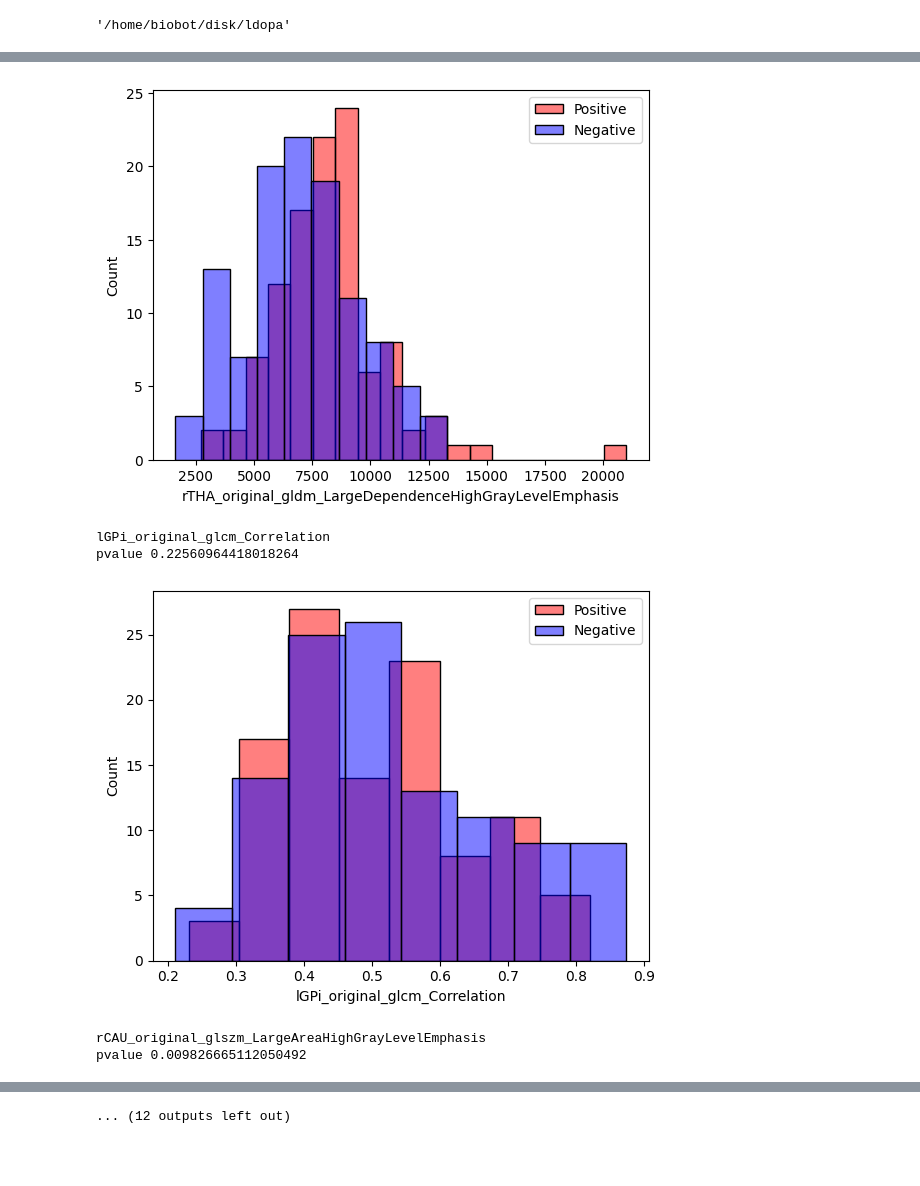
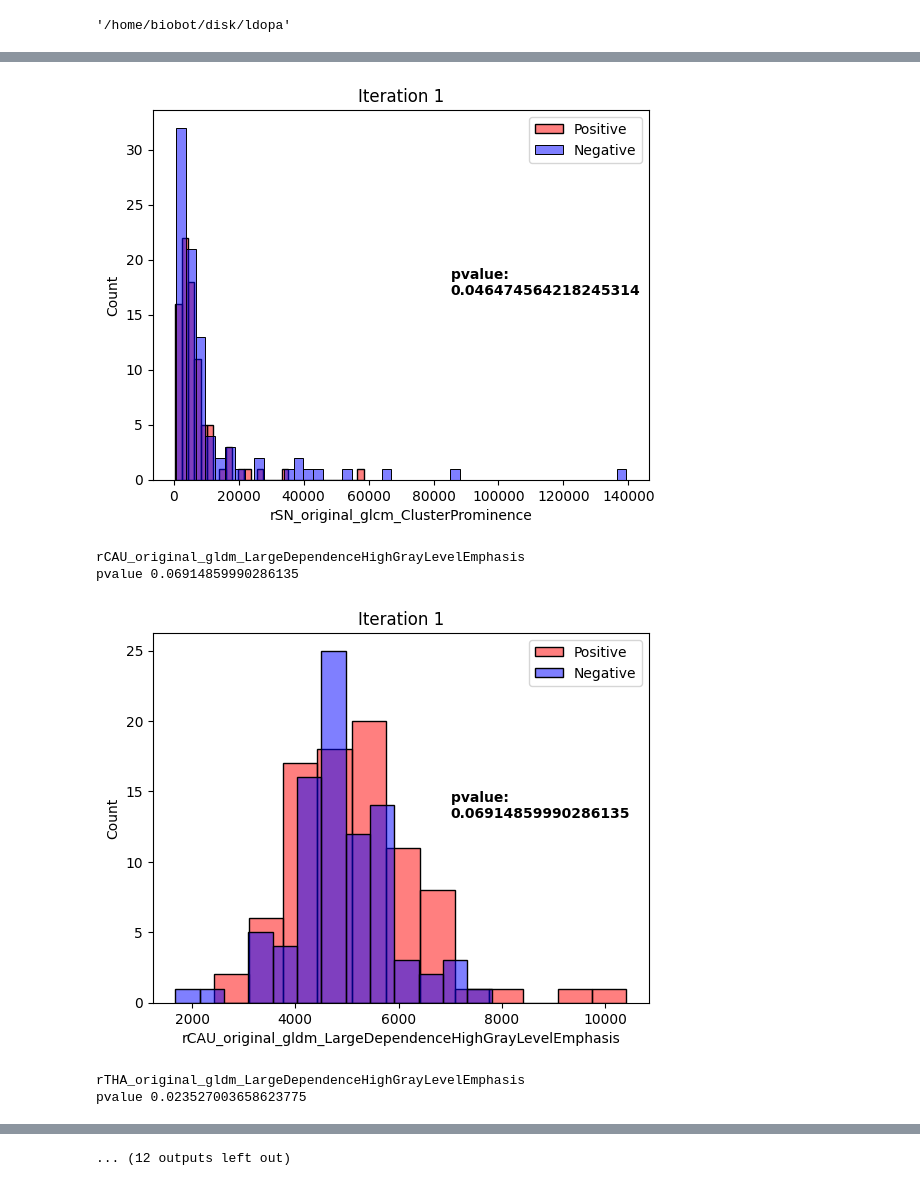
Before and after one commit to b1060t/LdopaPrediction, a Jupyter notebook: code/validate.ipynb, the cells around one changed output, grey strips where cells are left out. Cells and saved outputs as stored; diff of their text form; code cells hidden in the pictures; blank space fills up the shorter version.

Commit message:
multiple iterations
Signed-off-by: biobot <biobot94@gmail.com>

```diff
--- a/code/validate.ipynb
+++ b/code/validate.ipynb
@@ -25,17 +26,18 @@ bck_radiomics = bck_radiomics.loc[used_inds].reset_index(drop=True)
 data = data.loc[used_inds].reset_index(drop=True)
 # %%
 cols = [
+    'rSN_original_glcm_ClusterProminence',
+    'rCAU_original_gldm_LargeDependenceHighGrayLevelEmphasis',
     'rTHA_original_gldm_LargeDependenceHighGrayLevelEmphasis',
-    'lGPi_original_glcm_Correlation',
-    'rCAU_original_glszm_LargeAreaHighGrayLevelEmphasis',
-    'rCAU_original_glcm_Idn'
+    'rTHA_original_glszm_LargeAreaHighGrayLevelEmphasis'
     ]
 for col in cols:
     print(col)
-    print('Corr', nxt_radiomics[col].corr(pre_radiomics[col]))
-    sns.histplot(nxt_radiomics[col], color='red', alpha=0.5)
-    sns.histplot(pre_radiomics[col], color='blue', alpha=0.5)
-    sns.histplot(bck_radiomics[col], color='green', alpha=0.5)
+    print('Corr', iter2_radiomics[col].corr(iter1_radiomics[col]))
+    sns.histplot(fmriprep_radiomics[col], color='red', alpha=0.5)
+    sns.histplot(iter1_radiomics[col], color='blue', alpha=0.5)
+    sns.histplot(iter2_radiomics[col], color='green', alpha=0.5)
+    plt.annotate('Correlation: \n' + str(iter2_radiomics[col].corr(iter1_radiomics[col])), xy=(0.5, 0.5), xycoords='axes fraction', xytext=(0.6, 0.5), textcoords='axes fraction', size='medium', color='black', weight='semibold')
     plt.legend(['fMRIPrep', 'in-house iter 1', 'in-house iter 2'])
     plt.show()
 # %% [output]
@@ -54,30 +56,43 @@ Corr 0.014445097338012825
 # %%
-pre_pos = pre_radiomics.loc[data['CAT'] == 1]
-pre_neg = pre_radiomics.loc[data['CAT'] == 0]
-nxt_pos = nxt_radiomics.loc[data['CAT'] == 1]
-nxt_neg = nxt_radiomics.loc[data['CAT'] == 0]
-bck_pos = bck_radiomics.loc[data['CAT'] == 1]
-bck_neg = bck_radiomics.loc[data['CAT'] == 0]
+iter1_pos = iter1_radiomics.loc[data['CAT'] == 1]
+iter1_neg = iter1_radiomics.loc[data['CAT'] == 0]
+fmriprep_pos = fmriprep_radiomics.loc[data['CAT'] == 1]
+fmriprep_neg = fmriprep_radiomics.loc[data['CAT'] == 0]
+iter2_pos = iter2_radiomics.loc[data['CAT'] == 1]
+iter2_neg = iter2_radiomics.loc[data['CAT'] == 0]
 from scipy import stats
 for col in cols:
     print(col)
-    print('pvalue', stats.ttest_ind(pre_pos[col], pre_neg[col])[1])
-    sns.histplot(pre_pos[col], color='red', alpha=0.5)
-    sns.histplot(pre_neg[col], color='blue', alpha=0.5)
+    print('pvalue', stats.ttest_ind(iter1_pos[col], iter1_neg[col])[1])
+    sns.histplot(iter1_pos[col], color='red', alpha=0.5)
+    sns.histplot(iter1_neg[col], color='blue', alpha=0.5)
+    plt.annotate('pvalue: \n' + str(stats.ttest_ind(iter1_pos[col], iter1_neg[col])[1]), xy=(0.5, 0.5), xycoords='axes fraction', xytext=(0.6, 0.5), textcoords='axes fraction', size='medium', color='black', weight='semibold')
     plt.legend(['Positive', 'Negative'])
+    plt.title('Iteration 1')
+    plt.show()
+#for col in cols:
+    #print(col)
+    #print('pvalue', stats.ttest_ind(fmripreppos[col], fmriprepneg[col])[1])
+    #sns.histplot(fmripreppos[col], color='red', alpha=0.5)
+    #sns.histplot(fmriprepneg[col], color='blue', alpha=0.5)
+    #plt.legend(['Positive', 'Negative'])
+    #plt.show()
+for col in cols:
+    print(col)
+    print('pvalue', stats.ttest_ind(iter2_pos[col], iter2_neg[col])[1])
+    sns.histplot(iter2_pos[col], color='red', alpha=0.5)
+    sns.histplot(iter2_neg[col], color='blue', alpha=0.5)
+    plt.annotate('pvalue: \n' + str(stats.ttest_ind(iter2_pos[col], iter2_neg[col])[1]), xy=(0.5, 0.5), xycoords='axes fraction', xytext=(0.6, 0.5), textcoords='axes fraction', size='medium', color='black', weight='semibold')
+    plt.legend(['Positive', 'Negative'])
+    plt.title('Iteration 2')
     plt.show()
 for col in cols:
     print(col)
-    print('pvalue', stats.ttest_ind(nxt_pos[col], nxt_neg[col])[1])
-    sns.histplot(nxt_pos[col], color='red', alpha=0.5)
-    sns.histplot(nxt_neg[col], color='blue', alpha=0.5)
+    print('pvalue', stats.ttest_ind(fmriprep_pos[col], fmriprep_neg[col])[1])
+    sns.histplot(fmriprep_pos[col], color='red', alpha=0.5)
+    sns.histplot(fmriprep_neg[col], color='blue', alpha=0.5)
+    plt.annotate('pvalue: \n' + str(stats.ttest_ind(fmriprep_pos[col], fmriprep_neg[col])[1]), xy=(0.5, 0.5), xycoords='axes fraction', xytext=(0.6, 0.5), textcoords='axes fraction', size='medium', color='black', weight='semibold')
     plt.legend(['Positive', 'Negative'])
+    plt.title('fmriprep')
     plt.show()
-for col in cols:
-    print(col)
-    print('pvalue', stats.ttest_ind(bck_pos[col], bck_neg[col])[1])
-    sns.histplot(bck_pos[col], color='red', alpha=0.5)
-    sns.histplot(bck_neg[col], color='blue', alpha=0.5)
-    plt.legend(['Positive', 'Negative'])
-    plt.show()
 # %% [output]
@@ -86,6 +101,6 @@ pvalue 0.00031244206200789027
-[figure, old version]
+[figure, new version]
-lGPi_original_glcm_Correlation
-pvalue 0.22560964418018264
+rCAU_original_gldm_LargeDependenceHighGrayLevelEmphasis
+pvalue 0.06914859990286135
-[figure, old version]
+[figure, new version]
-rCAU_original_glszm_LargeAreaHighGrayLevelEmphasis
-pvalue 0.009826665112050492
+rTHA_original_gldm_LargeDependenceHighGrayLevelEmphasis
+pvalue 0.023527003658623775
```
Also changed, not shown: parts of 8 cells of this notebook, 7 other files.
